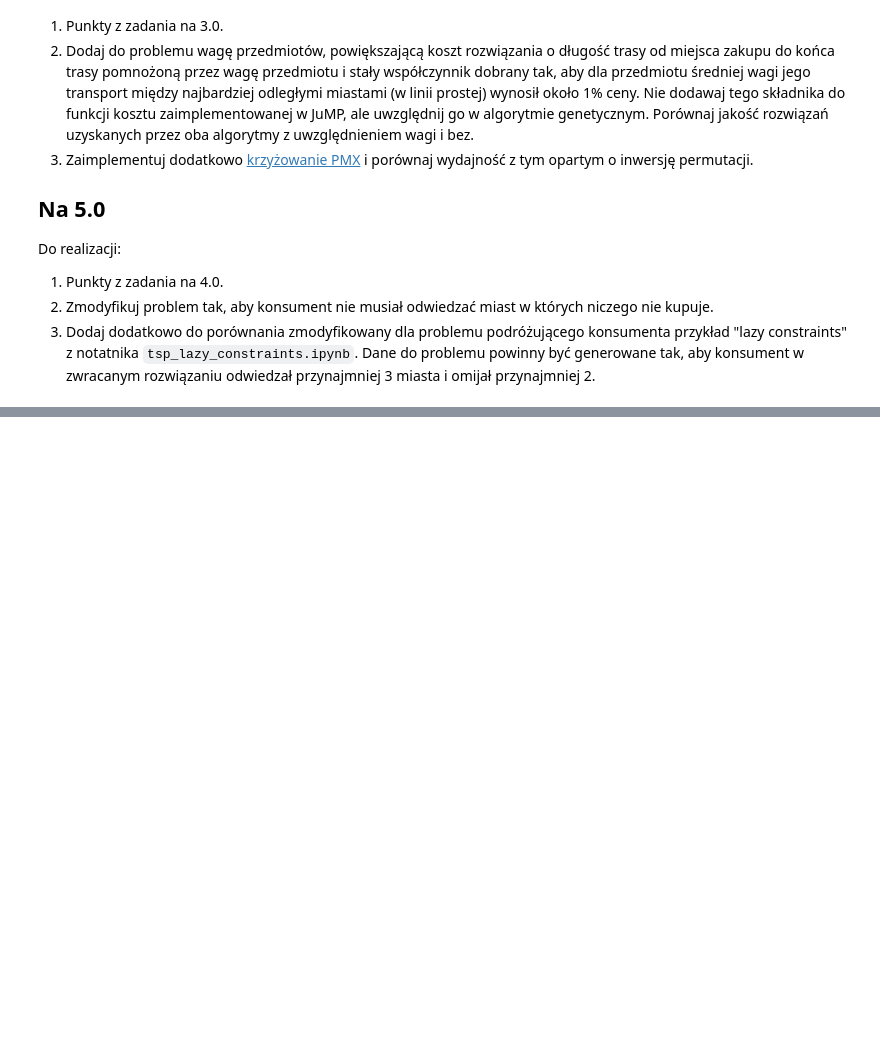
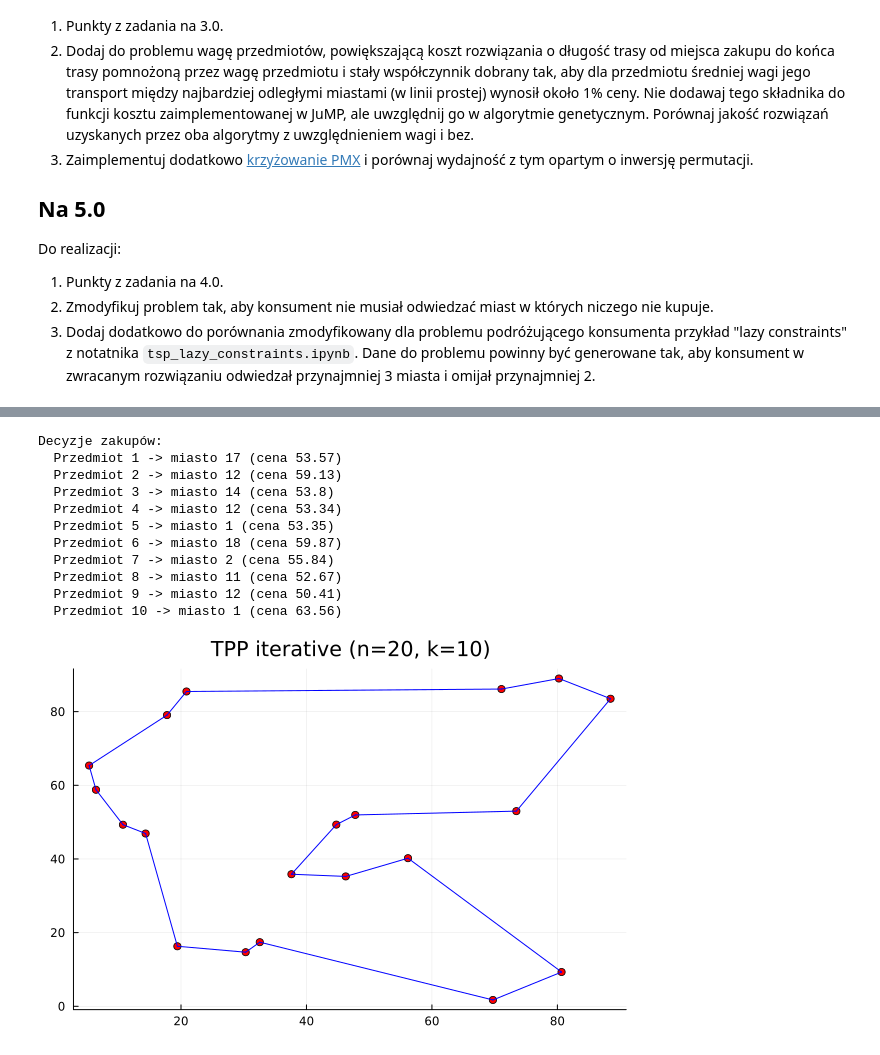
Before and after one commit to esarna/metody-i-algorytmy-optymalizacji, a Jupyter notebook: lab4/zad4.ipynb, the cells around one changed output, grey strips where cells are left out. Saved outputs shown, nothing was run; the diff lists cells and outputs as text; code cells hidden in the pictures; blank space fills up the shorter version.

```diff
--- a/lab4/zad4.ipynb
+++ b/lab4/zad4.ipynb
@@ -50,0 +119,27 @@ X, Y, d, cost_item_city = generate_random_tpp(n, k)
+# %%
+function solve_tpp_iterative(d, cost_item_city; verbose=false)
+    n = size(d, 1)
+    model = build_tpp_model(d, cost_item_city)
+    optimize!(model)
+    @assert is_solved_and_feasible(model)
+    total_time = solve_time(model)
+    cycle = subtour(model[:x])
+    while 1 < length(cycle) < n
+        verbose && println("  Found cycle of length $(length(cycle))")
+        S = [(i, j) for (i, j) in Iterators.product(cycle, cycle) if i < j]
+        @constraint(model,
+            sum(model[:x][i, j] for (i, j) in S) <= length(cycle) - 1)
+        optimize!(model)
+        @assert is_solved_and_feasible(model)
+        total_time += solve_time(model)
+        cycle = subtour(model[:x])
+    end
+    return model, total_time
+end
+
+# Mały problem
+n_demo, k_demo = 20, 10
+X_d, Y_d, d_d, cost_d = generate_random_tpp(n_demo, k_demo; random_seed=42)
+model_iter, t_iter = solve_tpp_iterative(d_d, cost_d; verbose=true)
+println("Czas: $(round(t_iter, digits=3)) s")
+println("Koszt całkowity: $(round(objective_value(model_iter), digits=3))")
@@ -50,0 +154,23 @@ X, Y, d, cost_item_city = generate_random_tpp(n, k)
+# %%
+y_val = JuMP.value.(model_iter[:y])
+println("Decyzje zakupów:")
+for item in 1:size(cost_d, 1)
+    city = argmax(y_val[item, :])
+    price = cost_d[item, city]
+    println("  Przedmiot $item -> miasto $city (cena $(round(price, digits=2)))")
+end
+
+plot_tpp_tour(X_d, Y_d, JuMP.value.(model_iter[:x]); title="TPP iterative (n=$n_demo, k=$k_demo)")
+# %% [output]
+Decyzje zakupów:
+  Przedmiot 1 -> miasto 17 (cena 53.57)
+  Przedmiot 2 -> miasto 12 (cena 59.13)
+  Przedmiot 3 -> miasto 14 (cena 53.8)
+  Przedmiot 4 -> miasto 12 (cena 53.34)
+  Przedmiot 5 -> miasto 1 (cena 53.35)
+  Przedmiot 6 -> miasto 18 (cena 59.87)
+  Przedmiot 7 -> miasto 2 (cena 55.84)
+  Przedmiot 8 -> miasto 11 (cena 52.67)
+  Przedmiot 9 -> miasto 12 (cena 50.41)
+  Przedmiot 10 -> miasto 1 (cena 63.56)
+[figure, added]
```
Also changed, not shown: parts of 16 cells of this notebook, 5 other files.
